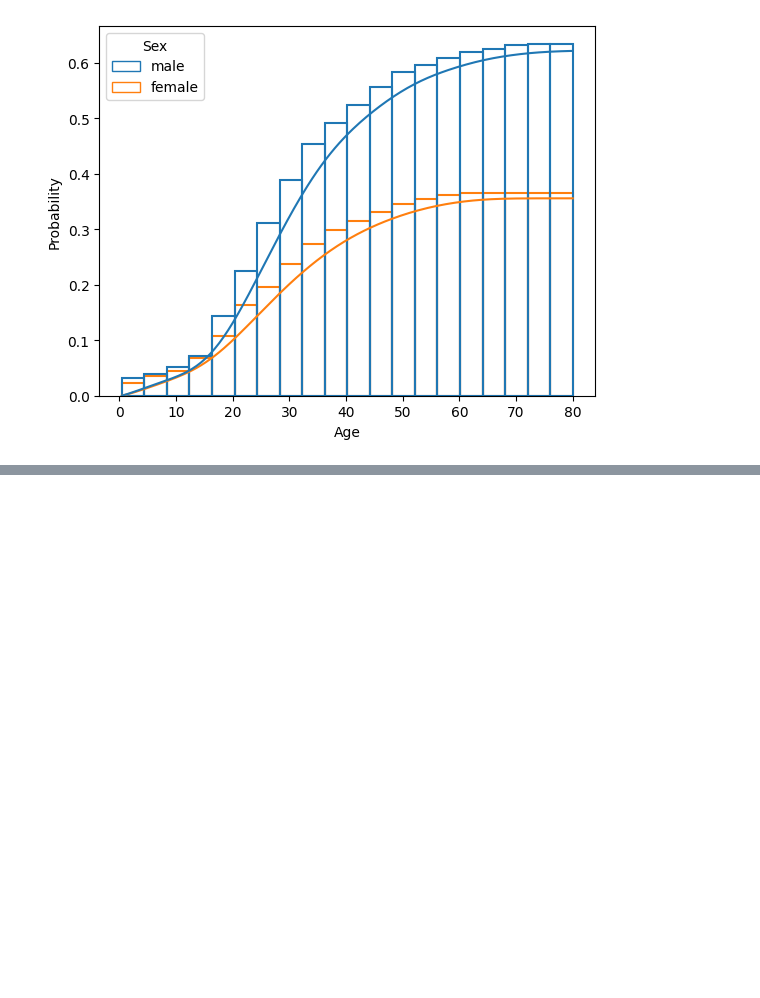
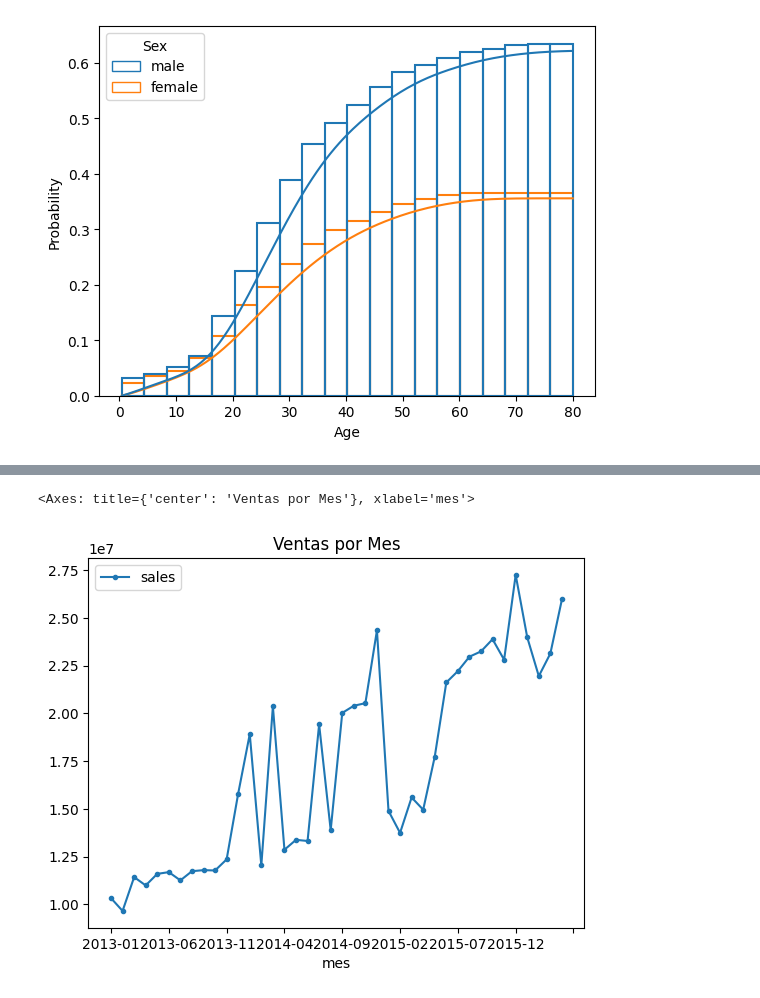
Before and after one commit to lromeror/DataVisualization, a Jupyter notebook: Visualizaciones Univariables/visualizaciones.ipynb, the cells around one changed output, grey strips where cells are left out. Cells and saved outputs as stored; diff of their text form; code cells hidden in the pictures; blank space fills up the shorter version.

```diff
--- a/Visualizaciones Univariables/visualizaciones.ipynb
+++ b/Visualizaciones Univariables/visualizaciones.ipynb
@@ -137,0 +140,3 @@ sns.histplot(x='Age',data=df,kde=True,stat='probability',hue='Sex',cumulative=Tr
+# %%
+df2=pd.read_csv('https://raw.githubusercontent.com/lromeror/DataVisualization/main/Visualizaciones%20Univariables/tienda_ventas.csv',index_col='id')
+df2.head(10)
@@ -137,0 +156,3 @@ sns.histplot(x='Age',data=df,kde=True,stat='probability',hue='Sex',cumulative=Tr
+# %%
+df2['mes']=df2['date'].apply(lambda x: x[:7])
+df2.head()
@@ -137,0 +167,3 @@ sns.histplot(x='Age',data=df,kde=True,stat='probability',hue='Sex',cumulative=Tr
+# %%
+bymes=df2.groupby('mes').agg({'sales':'sum'})
+bymes
@@ -137,0 +189,5 @@ sns.histplot(x='Age',data=df,kde=True,stat='probability',hue='Sex',cumulative=Tr
+# %%
+bymes.plot.line(title='Ventas por Mes',y='sales',style='.-')
+# %% [output]
+<Axes: title={'center': 'Ventas por Mes'}, xlabel='mes'>
+[figure, added]
```
Also changed, not shown: parts of 5 cells of this notebook.
